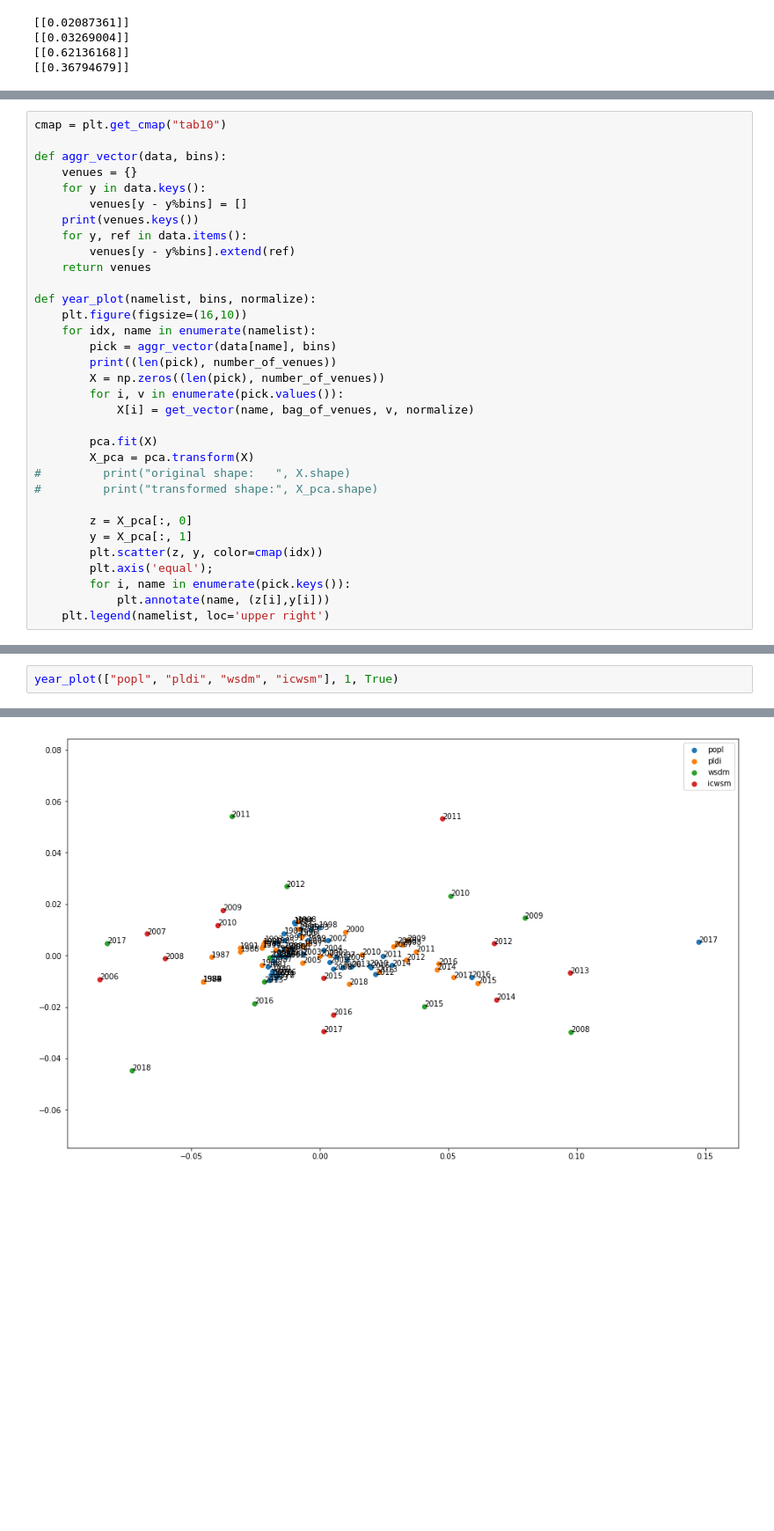
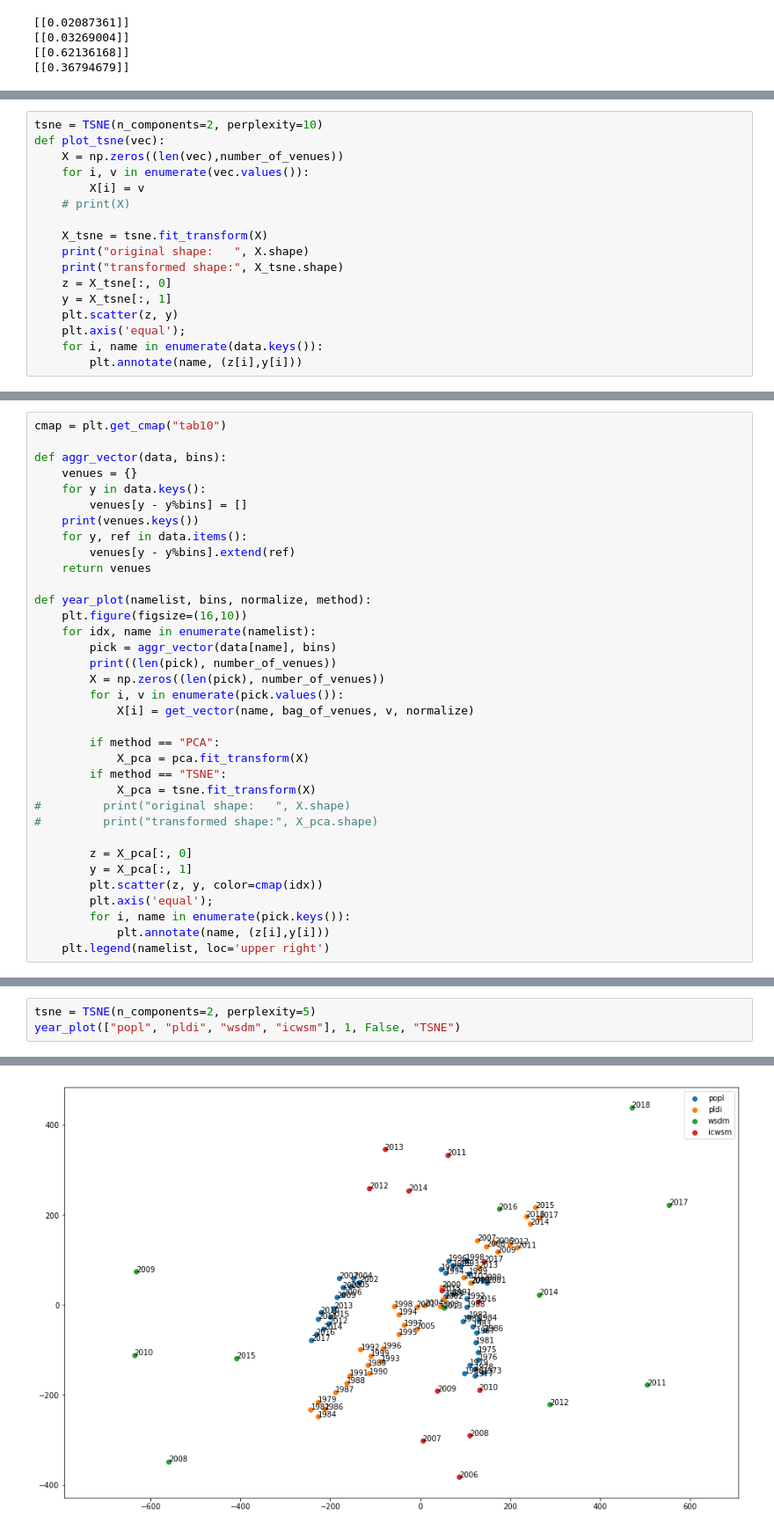
Before and after one commit to shinminjeong/citetrends, a Jupyter notebook: ent2Vec/Similarity.ipynb, the cells around one changed output, grey strips where cells are left out. Shown at 88% size. Cells and saved outputs as stored; diff of their text form; blank space fills up the shorter version.

```diff
--- a/ent2Vec/Similarity.ipynb
+++ b/ent2Vec/Similarity.ipynb
@@ -124 +143,18 @@ print(cosine_similarity(vec["julian_mcauley"], vec["icwsm"]))
+# %%
+tsne = TSNE(n_components=2, perplexity=10)
+def plot_tsne(vec):
+    X = np.zeros((len(vec),number_of_venues))
+    for i, v in enumerate(vec.values()):
+        X[i] = v
+    # print(X)
+
+    X_tsne = tsne.fit_transform(X)
+    print("original shape:   ", X.shape)
+    print("transformed shape:", X_tsne.shape)
+    z = X_tsne[:, 0]
+    y = X_tsne[:, 1]
+    plt.scatter(z, y)
+    plt.axis('equal');
+    for i, name in enumerate(data.keys()):
+        plt.annotate(name, (z[i],y[i]))
 # %% [markdown]
@@ -168,7 +197,7 @@ def aggr_vector(data, bins):
         venues[y - y%bins].extend(ref)
     return venues
 
-def year_plot(namelist, bins, normalize):
+def year_plot(namelist, bins, normalize, method):
     plt.figure(figsize=(16,10))
     for idx, name in enumerate(namelist):
         pick = aggr_vector(data[name], bins)
@@ -177,8 +206,10 @@ def year_plot(namelist, bins, normalize):
         for i, v in enumerate(pick.values()):
             X[i] = get_vector(name, bag_of_venues, v, normalize)
 
-        pca.fit(X)
-        X_pca = pca.transform(X)
+        if method == "PCA":
+            X_pca = pca.fit_transform(X)
+        if method == "TSNE":
+            X_pca = tsne.fit_transform(X)
 #         print("original shape:   ", X.shape)
 #         print("transformed shape:", X_pca.shape)
 
@@ -290,4 +342,5 @@ year_plot(["popl", "pldi", "wsdm", "icwsm"], 1, False)
 # %%
-year_plot(["popl", "pldi", "wsdm", "icwsm"], 1, True)
+tsne = TSNE(n_components=2, perplexity=5)
+year_plot(["popl", "pldi", "wsdm", "icwsm"], 1, False, "TSNE")
 # %% [output]
 [1973, 1975, 1976, 1977, 1978, 1979, 1980, 1981, 1982, 1983, 1984, 1985, 1986, 1987, 1988, 1989, 1991, 1992, 1993, 1994, 1995, 1996, 1997, 1998, 1999, 2000, 2001, 2002, 2003, 2004, 2005, 2006, 2007, 2 ...
@@ -301,2 +354,2 @@ year_plot(["popl", "pldi", "wsdm", "icwsm"], 1, True)
-[figure, old version]
+[figure, new version]
 # %%
```
Also changed, not shown: parts of 28 cells of this notebook.
